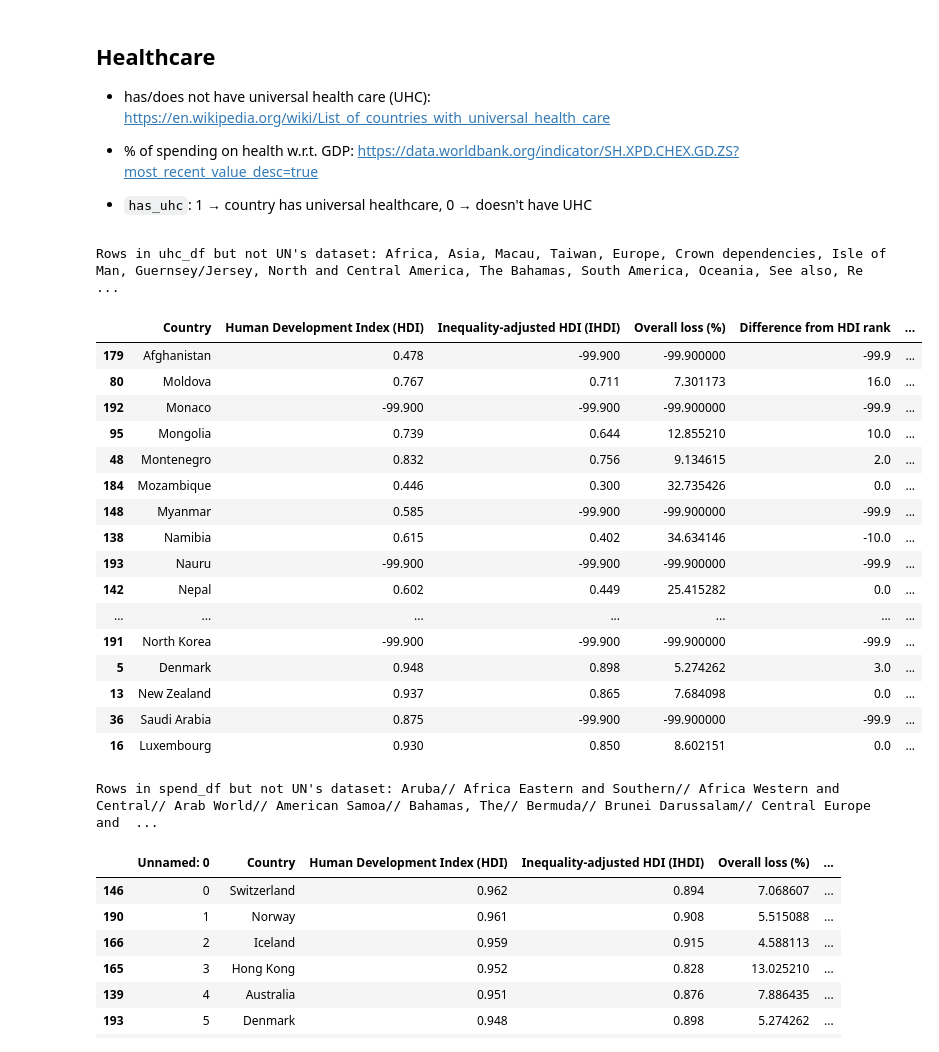
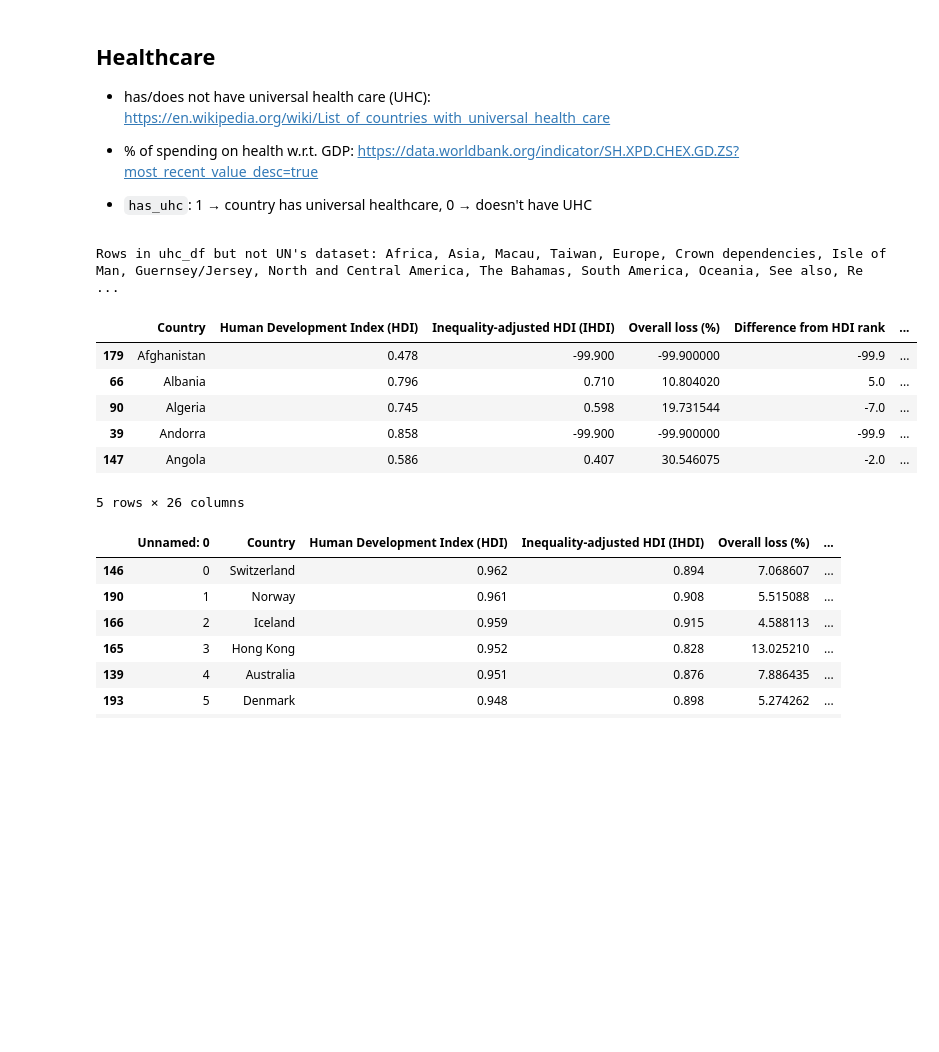
Before and after one commit to ryanbordo/Life-Expectancies-Analysis, a Jupyter notebook: p2.ipynb, the cells around one changed output. Cells and saved outputs as stored; diff of their text form; code cells hidden in the pictures; blank space fills up the shorter version.

Commit message:
displaying just heads of df rather than giant chunks

```diff
--- a/p2.ipynb
+++ b/p2.ipynb
@@ -411,52 +406,43 @@ uhc_df = pd.DataFrame.from_dict(data=uhc_dict)
 # uhc_df.shape
 
 #fix some names
 uhc_df.loc[uhc_df["Country"] == "South Korea (ROK)", "Country"] = "South Korea"
 uhc_df.loc[uhc_df["Country"] == "North Korea (DPRK)", "Country"] = "North Korea"
 #England, Scotland, Wales, Northern Ireland → United Kingdom -- only need one to change though
 uhc_df.loc[uhc_df["Country"] == "England", "Country"] = "United Kingdom"
 
 #join with everything; fill with 0 if the country doesn't have UHC
 full_df2 = full_df1.join(uhc_df.set_index('Country'), on="Country")
 full_df2 = full_df2.fillna(0)
 
 #print countries that were left out
 un_countries = list(full_df1['Country'])
 not_in = ""
 for country in uhc_df["Country"]:
     if country in ["Northern Ireland", "Scotland", "Wales"]:
         continue
     if country not in un_countries:
         not_in += f"{country}, "
     else:
         continue
 print(f"Rows in uhc_df but not UN's dataset: {not_in}")
 
 #display to check
-full_df2 = full_df2.sort_values(by="has_uhc")
-with pd.option_context('display.max_rows', None, 'display.max_columns', None):
-    display(full_df2)
+# full_df2 = full_df2.sort_values(by="has_uhc")
+full_df2.head()
+# with pd.option_context('display.max_rows', None, 'display.max_columns', None):
+#     display(full_df2)
 
-full_df2.to_csv("data/indicators.csv")
+# full_df2.to_csv("data/indicators.csv")
 # %% [output]
 Rows in uhc_df but not UN's dataset: Africa, Asia, Macau, Taiwan, Europe, Crown dependencies, Isle of Man, Guernsey/Jersey, North and Central America, The Bahamas, South America, Oceania, See also, Re ...
 |  | Country | Human Development Index (HDI) | Inequality-adjusted HDI (IHDI) | Overall loss (%) | Difference from HDI rank | ... |
 | 179 | Afghanistan | 0.478 | -99.900 | -99.900000 | -99.9 | ... |
-| 80 | Moldova | 0.767 | 0.711 | 7.301173 | 16.0 | ... |
-| 192 | Monaco | -99.900 | -99.900 | -99.900000 | -99.9 | ... |
-| 95 | Mongolia | 0.739 | 0.644 | 12.855210 | 10.0 | ... |
-| 48 | Montenegro | 0.832 | 0.756 | 9.134615 | 2.0 | ... |
-| 184 | Mozambique | 0.446 | 0.300 | 32.735426 | 0.0 | ... |
-| 148 | Myanmar | 0.585 | -99.900 | -99.900000 | -99.9 | ... |
-| 138 | Namibia | 0.615 | 0.402 | 34.634146 | -10.0 | ... |
-| 193 | Nauru | -99.900 | -99.900 | -99.900000 | -99.9 | ... |
-| 142 | Nepal | 0.602 | 0.449 | 25.415282 | 0.0 | ... |
-| ... | ... | ... | ... | ... | ... | ... |
-| 191 | North Korea | -99.900 | -99.900 | -99.900000 | -99.9 | ... |
-| 5 | Denmark | 0.948 | 0.898 | 5.274262 | 3.0 | ... |
-| 13 | New Zealand | 0.937 | 0.865 | 7.684098 | 0.0 | ... |
-| 36 | Saudi Arabia | 0.875 | -99.900 | -99.900000 | -99.9 | ... |
-| 16 | Luxembourg | 0.930 | 0.850 | 8.602151 | 0.0 | ... |
+| 66 | Albania | 0.796 | 0.710 | 10.804020 | 5.0 | ... |
+| 90 | Algeria | 0.745 | 0.598 | 19.731544 | -7.0 | ... |
+| 39 | Andorra | 0.858 | -99.900 | -99.900000 | -99.9 | ... |
+| 147 | Angola | 0.586 | 0.407 | 30.546075 | -2.0 | ... |
+5 rows × 26 columns
 # %%
 # % of healthcare spending wrt GDP
 spend_df = pd.read_csv("data/API_SH.XPD.CHEX.GD.ZS_DS2_en_csv_v2_4666562.csv",
@@ -502,12 +488,10 @@ for country in spend_df["Country"]:
         not_in += f"{country}// "
     else:
         continue
-print(f"Rows in spend_df but not UN's dataset: {not_in}")
+# print(f"Rows in spend_df but not UN's dataset: {not_in}")
 
 
 
 # spend_df[:20]
-# %% [output]
-Rows in spend_df but not UN's dataset: Aruba// Africa Eastern and Southern// Africa Western and Central// Arab World// American Samoa// Bahamas, The// Bermuda// Brunei Darussalam// Central Europe and  ...
 # %%
 john_final = pd.read_csv("data/indicators.csv").sort_values(by="Human Development Index (HDI)", ascending=False)
```
Also changed, not shown: parts of 6 cells of this notebook.
